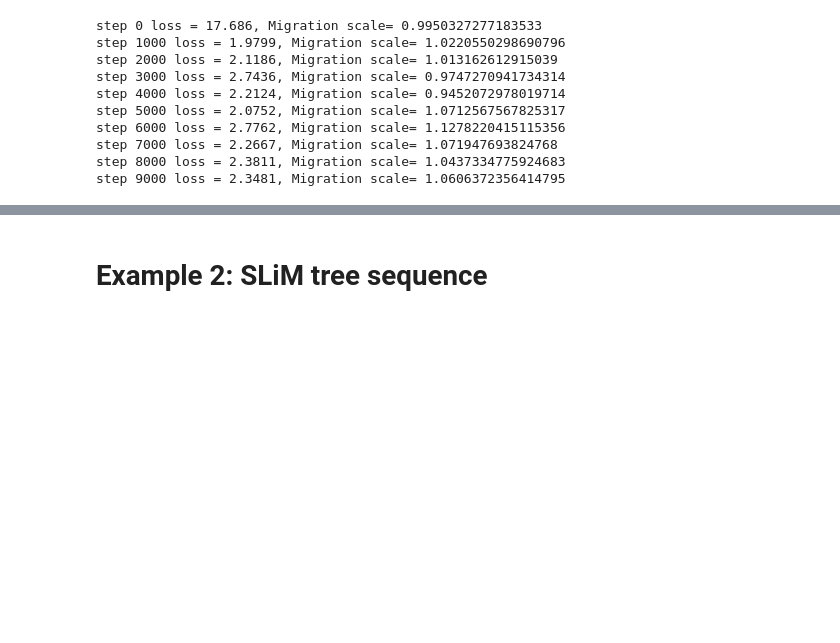
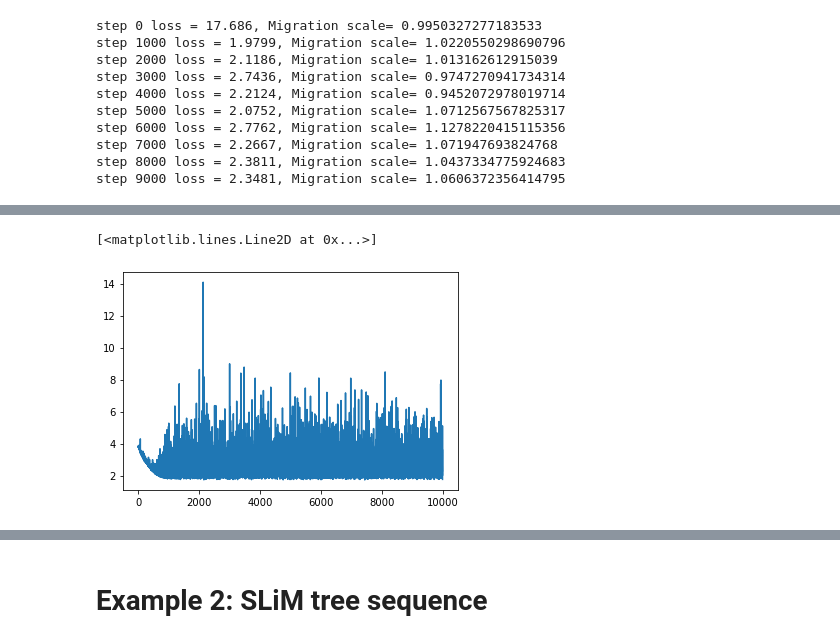
Before and after one commit to awohns/tspyro, a Jupyter notebook: validation/validation.ipynb, the cells around one changed output, grey strips where cells are left out. Cells and saved outputs as stored; diff of their text form; code cells hidden in the pictures; blank space fills up the shorter version.

```diff
--- a/validation/validation.ipynb
+++ b/validation/validation.ipynb
@@ -51,0 +80,5 @@ plt.plot(losses_marginal)
+# %%
+plt.plot(losses_marginal_init_true)
+# %% [output]
+[<matplotlib.lines.Line2D at 0x...>]
+[figure, added]
```
Also changed, not shown: parts of 18 cells of this notebook, 1 other file.
